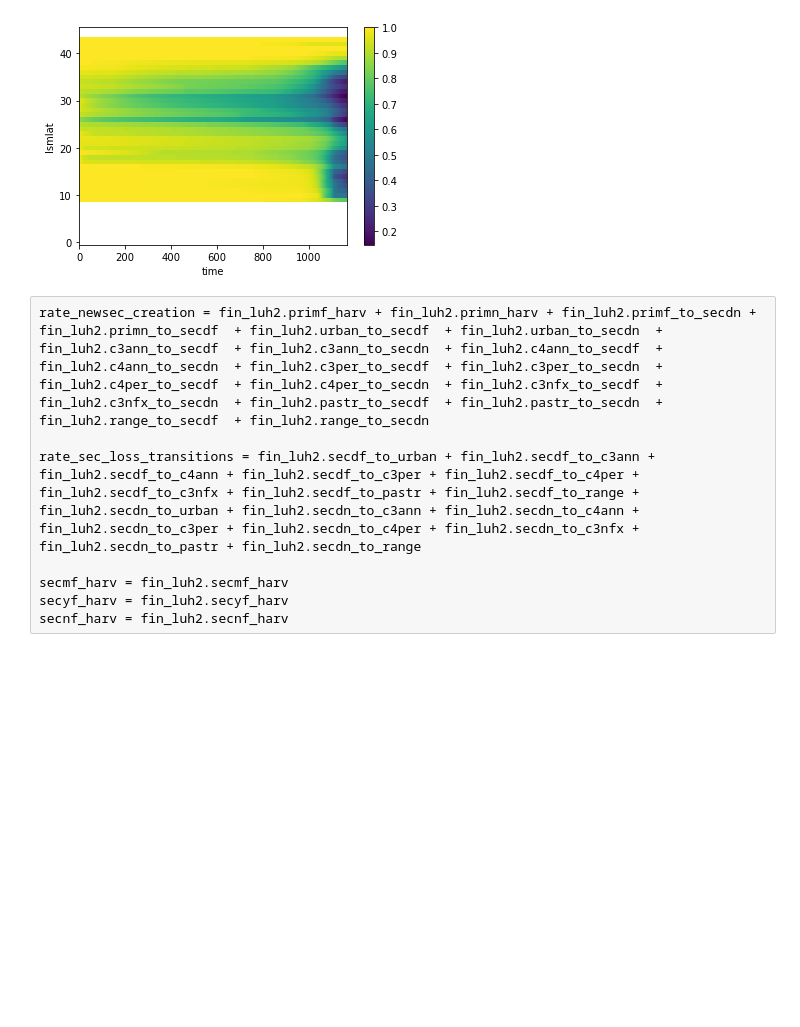
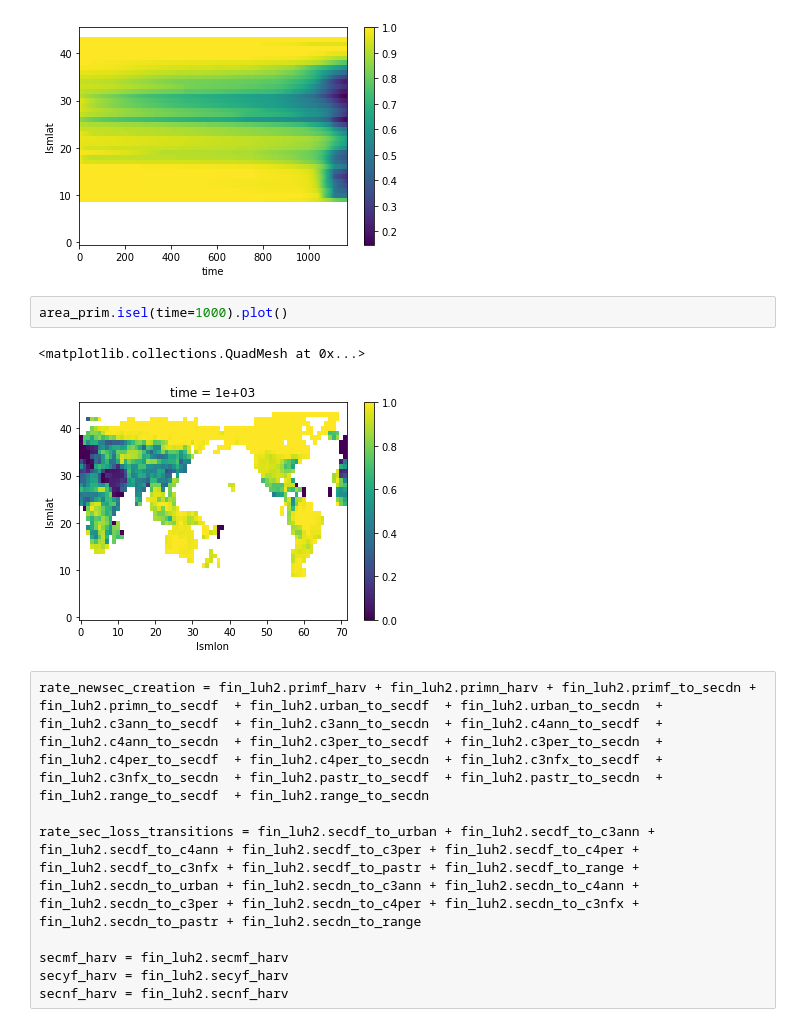
Before and after one commit to ckoven/constantlanduse, a Jupyter notebook: calculate_luh2_secondary_agedist.ipynb, the cells around one changed output. Cells and saved outputs as stored; diff of their text form; blank space fills up the shorter version.

```diff
--- a/calculate_luh2_secondary_agedist.ipynb
+++ b/calculate_luh2_secondary_agedist.ipynb
@@ -22,6 +49,11 @@ area_prim.mean(dim='lsmlon').plot(y='lsmlat',x='time')
 # %% [output]
 <matplotlib.collections.QuadMesh at 0x...>
 [figure]
+# %%
+area_prim.isel(time=1000).plot()
+# %% [output]
+<matplotlib.collections.QuadMesh at 0x...>
+[figure, added]
 # %%
 rate_newsec_creation = fin_luh2.primf_harv + fin_luh2.primn_harv + fin_luh2.primf_to_secdn + fin_luh2.primn_to_secdf  + fin_luh2.urban_to_secdf  + fin_luh2.urban_to_secdn  + fin_luh2.c3ann_to_secdf  + fin_luh2.c3ann_to_secdn  + fin_luh2.c4ann_to_secdf  + fin_luh2.c4ann_to_secdn  + fin_luh2.c3per_to_secdf  + fin_luh2.c3per_to_secdn  + fin_luh2.c4per_to_secdf  + fin_luh2.c4per_to_secdn  + fin_luh2.c3nfx_to_secdf  + fin_luh2.c3nfx_to_secdn  + fin_luh2.pastr_to_secdf  + fin_luh2.pastr_to_secdn  + fin_luh2.range_to_secdf  + fin_luh2.range_to_secdn
 
```
Also changed, not shown: parts of 66 cells of this notebook.
